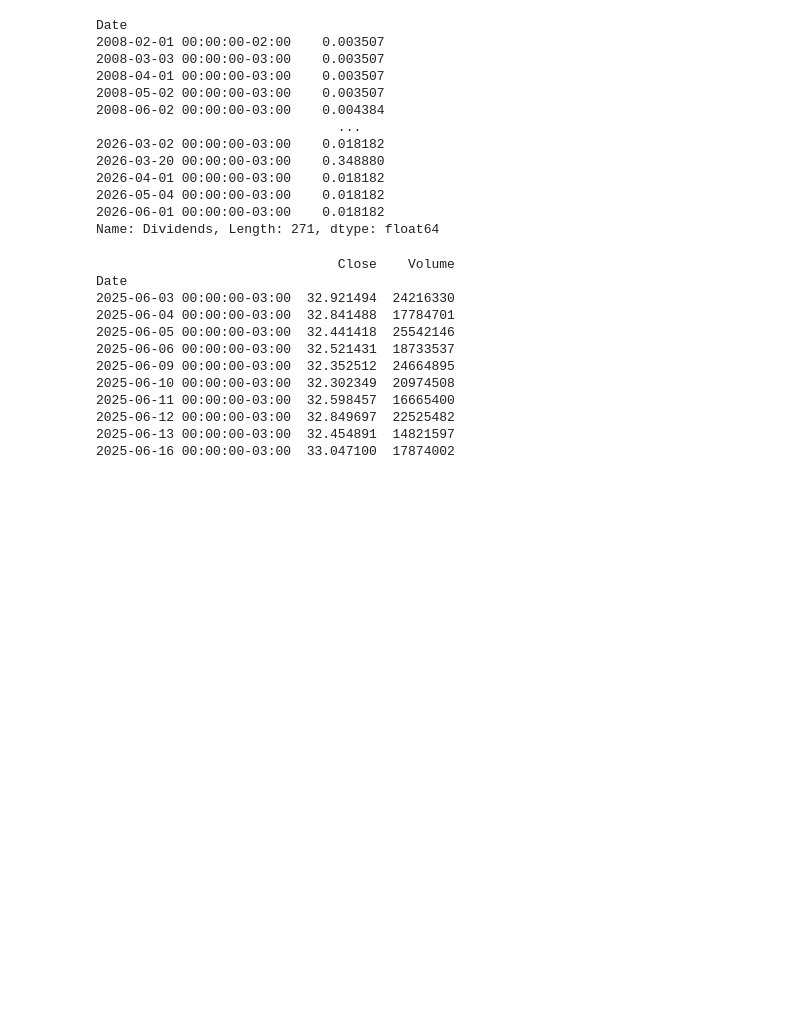
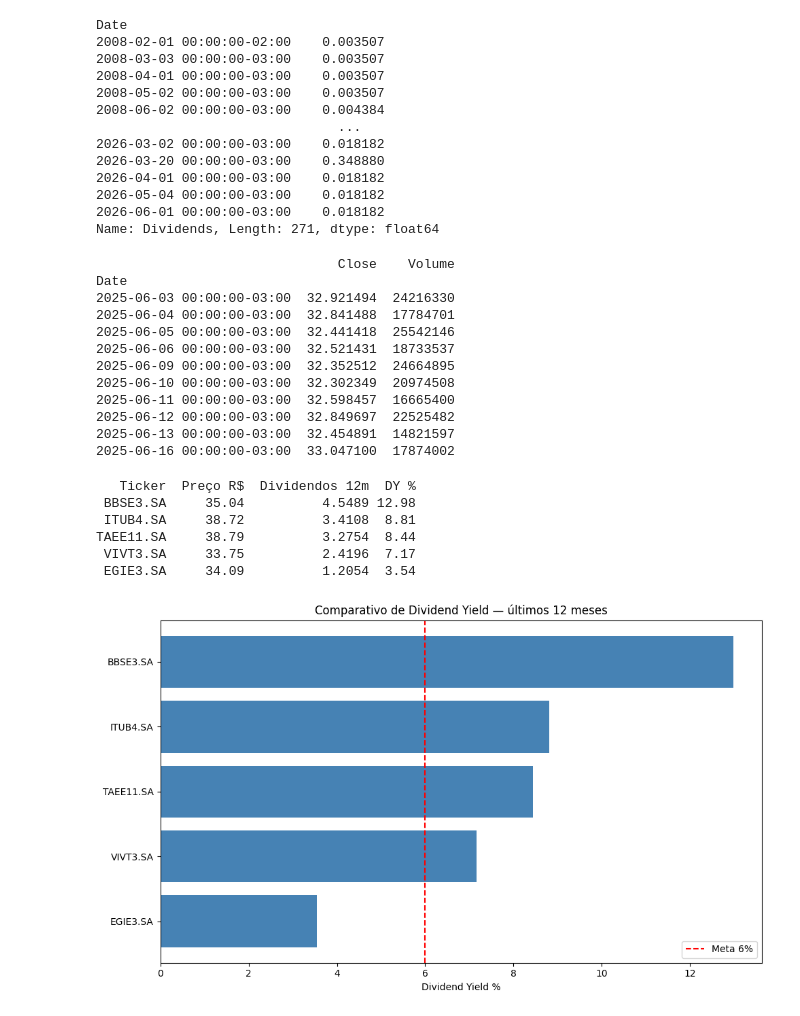
Before and after one commit to queirozcleiton/teste.py, a Jupyter notebook: mine_data.ipynb, the cells around one changed output. Cells and saved outputs as stored; diff of their text form; code cells hidden in the pictures; blank space fills up the shorter version.

```diff
--- a/mine_data.ipynb
+++ b/mine_data.ipynb
@@ -54,3 +54,53 @@ Date
 2025-06-12 00:00:00-03:00  32.849697  22525482
 2025-06-13 00:00:00-03:00  32.454891  14821597
 2025-06-16 00:00:00-03:00  33.047100  17874002
+# %%
+import yfinance as yf
+import pandas as pd
+
+acoes = ["ITUB4.SA", "BBSE3.SA", "TAEE11.SA", "VIVT3.SA", "EGIE3.SA"]
+
+resultados = []
+
+for ticker in acoes:
+    acao = yf.Ticker(ticker)
+
+    # Preço atual
+    preco = acao.history(period="5d")["Close"].iloc[-1]
+
+    # Dividendos pagos nos últimos 12 meses
+    dividendos = acao.dividends
+    dividendos.index = dividendos.index.tz_localize(None)
+    um_ano_atras = pd.Timestamp.now() - pd.DateOffset(years=1)
+    dy_valor = dividendos[dividendos.index >= um_ano_atras].sum()
+
+    # DY calculado
+    dy_pct = (dy_valor / preco) * 100
+
+    resultados.append([ticker, round(preco, 2), round(dy_valor, 4), round(dy_pct, 2)])
+
+df = pd.DataFrame(resultados, columns=["Ticker", "Preço R$", "Dividendos 12m", "DY %"])
+df = df.sort_values("DY %", ascending=False)
+print(df.to_string(index=False))
+# %% [output]
+   Ticker  Preço R$  Dividendos 12m  DY %
+ BBSE3.SA     35.04          4.5489 12.98
+ ITUB4.SA     38.72          3.4108  8.81
+TAEE11.SA     38.79          3.2754  8.44
+ VIVT3.SA     33.75          2.4196  7.17
+ EGIE3.SA     34.09          1.2054  3.54
+# %%
+import matplotlib.pyplot as plt
+
+df_plot = df.sort_values("DY %")
+
+plt.figure(figsize=(10, 6))
+plt.barh(df_plot["Ticker"], df_plot["DY %"], color="steelblue")
+plt.xlabel("Dividend Yield %")
+plt.title("Comparativo de Dividend Yield — últimos 12 meses")
+plt.axvline(x=6, color="red", linestyle="--", label="Meta 6%")
+plt.legend()
+plt.tight_layout()
+plt.show()
+# %% [output]
+[figure, added]
```
Also changed, not shown: parts of 2 cells of this notebook.
